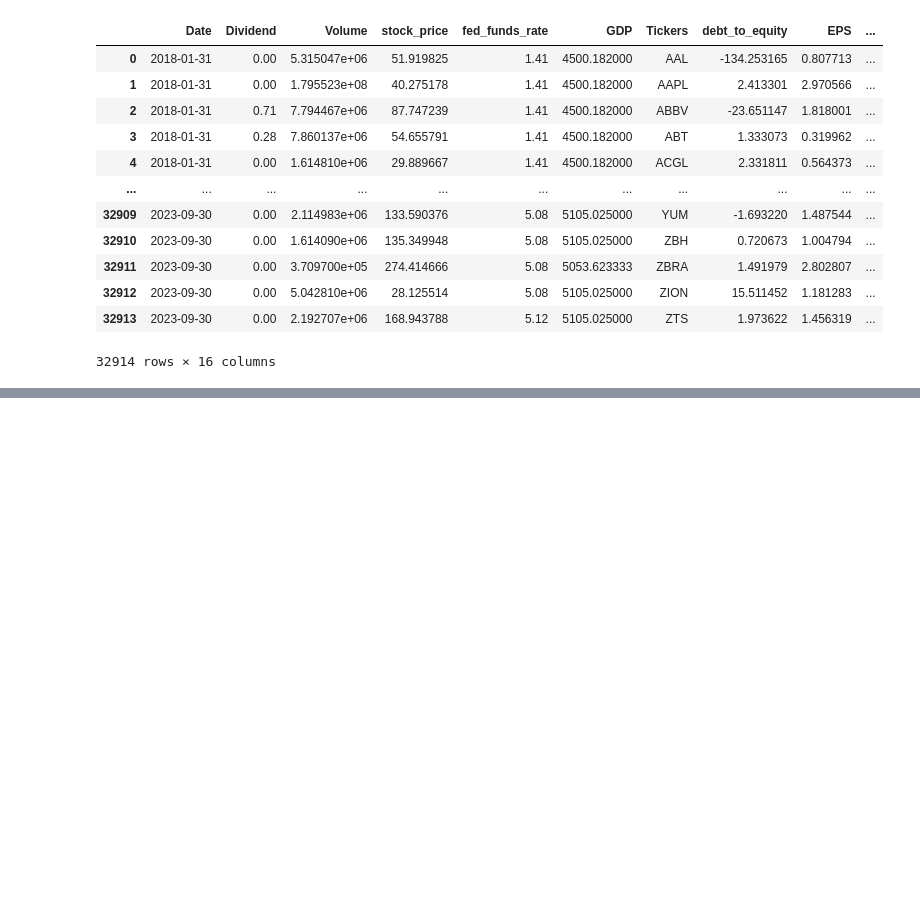
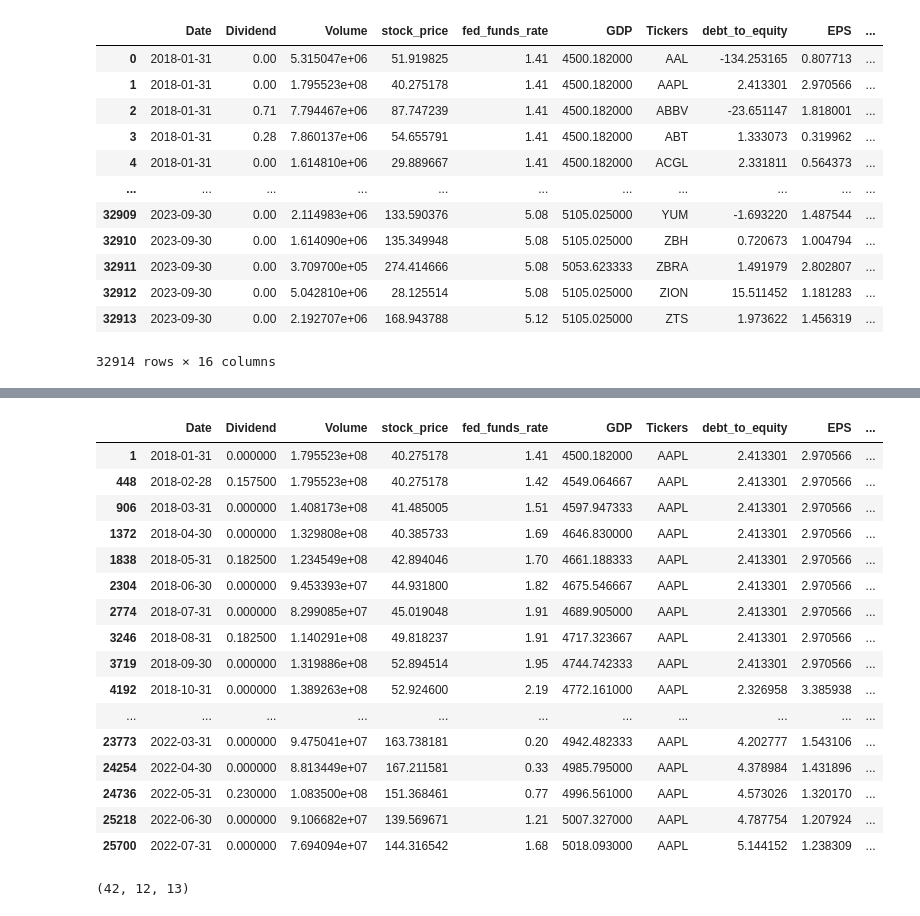
Before and after one commit to Noorasyikeen/InvestoInsight, a Jupyter notebook: notebooks/LSTM-model.ipynb, the cells around one changed output, grey strips where cells are left out. Saved outputs shown, nothing was run; the diff lists cells and outputs as text; code cells hidden in the pictures; blank space fills up the shorter version.

```diff
--- a/notebooks/LSTM-model.ipynb
+++ b/notebooks/LSTM-model.ipynb
@@ -130,6 +129,26 @@ def create_dataset(dataset, lookback, x_columns, y_column):
 train_size = int(len(aapl_rows) * 0.8)
 train = aapl_rows[:train_size]
 test = aapl_rows[train_size:]
+# %%
+train
+# %% [output]
+|  | Date | Dividend | Volume | stock_price | fed_funds_rate | GDP | Tickers | debt_to_equity | EPS | ... |
+| 1 | 2018-01-31 | 0.000000 | 1.795523e+08 | 40.275178 | 1.41 | 4500.182000 | AAPL | 2.413301 | 2.970566 | ... |
+| 448 | 2018-02-28 | 0.157500 | 1.795523e+08 | 40.275178 | 1.42 | 4549.064667 | AAPL | 2.413301 | 2.970566 | ... |
+| 906 | 2018-03-31 | 0.000000 | 1.408173e+08 | 41.485005 | 1.51 | 4597.947333 | AAPL | 2.413301 | 2.970566 | ... |
+| 1372 | 2018-04-30 | 0.000000 | 1.329808e+08 | 40.385733 | 1.69 | 4646.830000 | AAPL | 2.413301 | 2.970566 | ... |
+| 1838 | 2018-05-31 | 0.182500 | 1.234549e+08 | 42.894046 | 1.70 | 4661.188333 | AAPL | 2.413301 | 2.970566 | ... |
+| 2304 | 2018-06-30 | 0.000000 | 9.453393e+07 | 44.931800 | 1.82 | 4675.546667 | AAPL | 2.413301 | 2.970566 | ... |
+| 2774 | 2018-07-31 | 0.000000 | 8.299085e+07 | 45.019048 | 1.91 | 4689.905000 | AAPL | 2.413301 | 2.970566 | ... |
+| 3246 | 2018-08-31 | 0.182500 | 1.140291e+08 | 49.818237 | 1.91 | 4717.323667 | AAPL | 2.413301 | 2.970566 | ... |
+| 3719 | 2018-09-30 | 0.000000 | 1.319886e+08 | 52.894514 | 1.95 | 4744.742333 | AAPL | 2.413301 | 2.970566 | ... |
+| 4192 | 2018-10-31 | 0.000000 | 1.389263e+08 | 52.924600 | 2.19 | 4772.161000 | AAPL | 2.326958 | 3.385938 | ... |
+| ... | ... | ... | ... | ... | ... | ... | ... | ... | ... | ... |
+| 23773 | 2022-03-31 | 0.000000 | 9.475041e+07 | 163.738181 | 0.20 | 4942.482333 | AAPL | 4.202777 | 1.543106 | ... |
+| 24254 | 2022-04-30 | 0.000000 | 8.813449e+07 | 167.211581 | 0.33 | 4985.795000 | AAPL | 4.378984 | 1.431896 | ... |
+| 24736 | 2022-05-31 | 0.230000 | 1.083500e+08 | 151.368461 | 0.77 | 4996.561000 | AAPL | 4.573026 | 1.320170 | ... |
+| 25218 | 2022-06-30 | 0.000000 | 9.106682e+07 | 139.569671 | 1.21 | 5007.327000 | AAPL | 4.787754 | 1.207924 | ... |
+| 25700 | 2022-07-31 | 0.000000 | 7.694094e+07 | 144.316542 | 1.68 | 5018.093000 | AAPL | 5.144152 | 1.238309 | ... |
 # %%
 scaler = MinMaxScaler()
 
@@ -138,6 +157,10 @@ test_scaled = scaler.transform(test.select_dtypes(include='float'))
 
 X_train, y_train = create_dataset(train, lookback, x_columns, y_column)
 X_test, y_test = create_dataset(test, lookback, x_columns, y_column)
+# %%
+X_train.shape
+# %% [output]
+(42, 12, 13)
 # %%
 from tensorflow.keras import models, layers, regularizers
 
```
Also changed, not shown: parts of 7 cells of this notebook.
